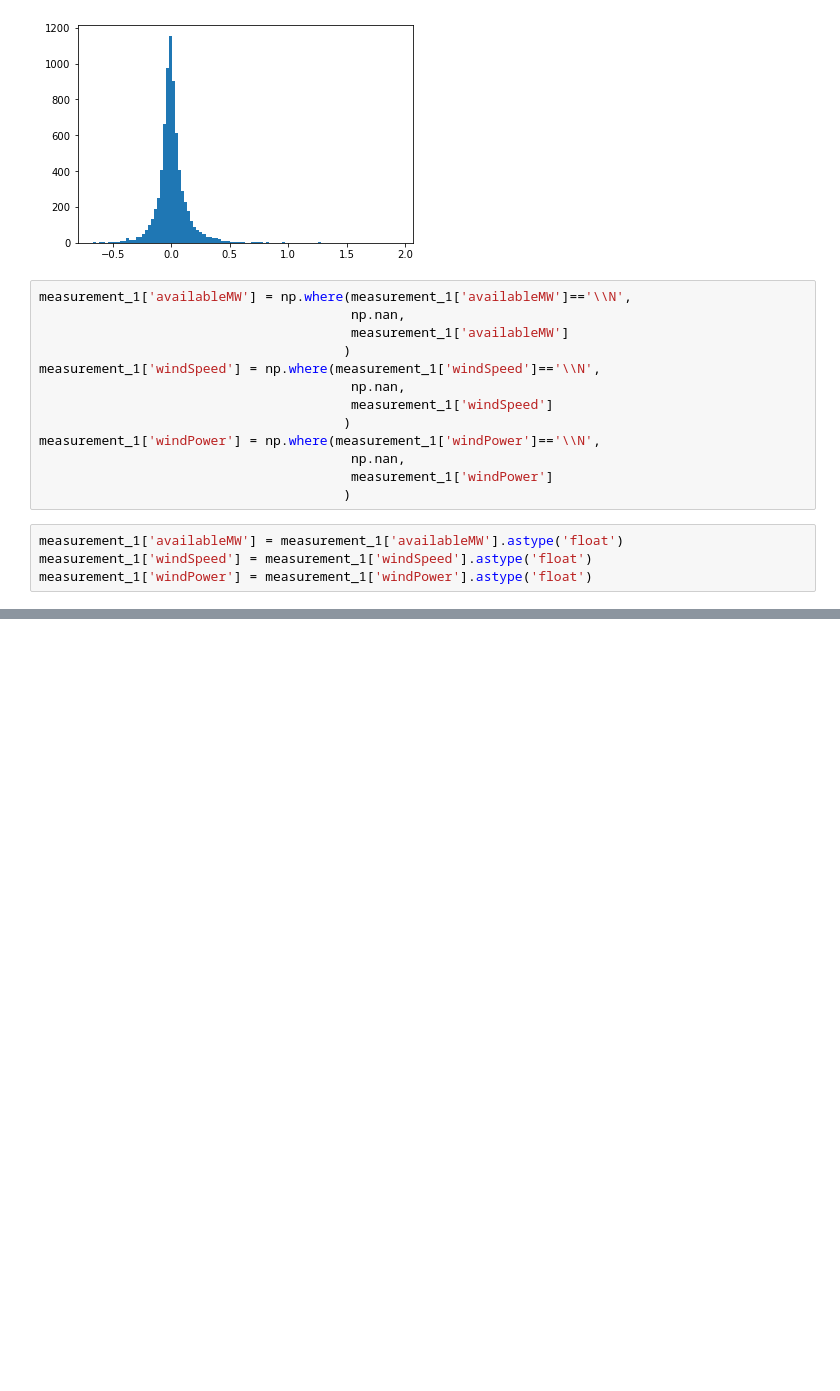
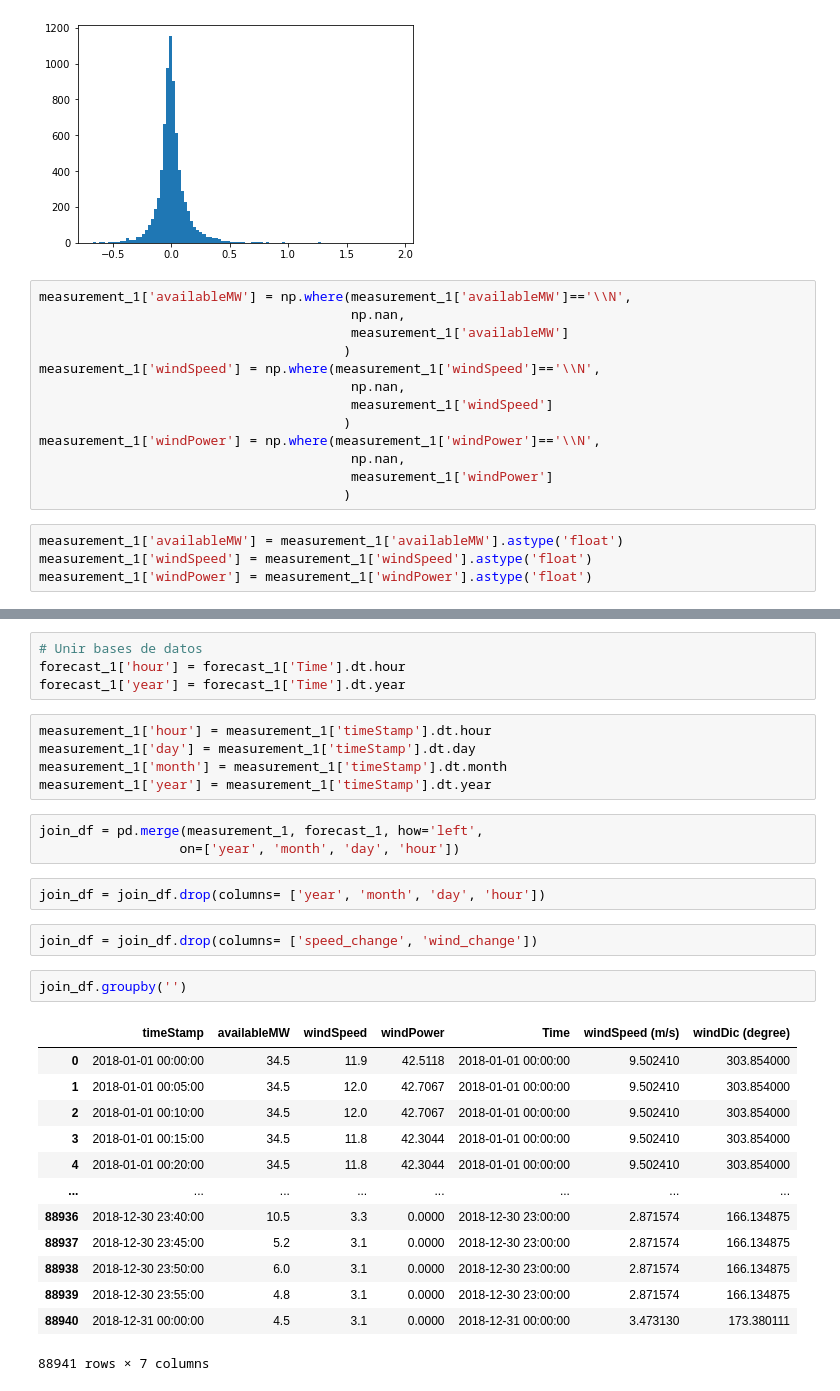
Before and after one commit to luis13d/Wind-energy, a Jupyter notebook: scripts/EDA.ipynb, the cells around one changed output, grey strips where cells are left out. Saved outputs shown, nothing was run; the diff lists cells and outputs as text; blank space fills up the shorter version.

Commit message:
Join df

```diff
--- a/scripts/EDA.ipynb
+++ b/scripts/EDA.ipynb
@@ -199,0 +184,32 @@ measurement_1.
+# %%
+# Unir bases de datos
+forecast_1['hour'] = forecast_1['Time'].dt.hour
+forecast_1['year'] = forecast_1['Time'].dt.year
+# %%
+measurement_1['hour'] = measurement_1['timeStamp'].dt.hour
+measurement_1['day'] = measurement_1['timeStamp'].dt.day
+measurement_1['month'] = measurement_1['timeStamp'].dt.month
+measurement_1['year'] = measurement_1['timeStamp'].dt.year
+# %%
+join_df = pd.merge(measurement_1, forecast_1, how='left',
+                  on=['year', 'month', 'day', 'hour'])
+# %%
+join_df = join_df.drop(columns= ['year', 'month', 'day', 'hour'])
+# %%
+join_df = join_df.drop(columns= ['speed_change', 'wind_change'])
+# %%
+join_df.groupby('')
+# %% [output]
+|  | timeStamp | availableMW | windSpeed | windPower | Time | windSpeed (m/s) | windDic (degree) |
+| 0 | 2018-01-01 00:00:00 | 34.5 | 11.9 | 42.5118 | 2018-01-01 00:00:00 | 9.502410 | 303.854000 |
+| 1 | 2018-01-01 00:05:00 | 34.5 | 12.0 | 42.7067 | 2018-01-01 00:00:00 | 9.502410 | 303.854000 |
+| 2 | 2018-01-01 00:10:00 | 34.5 | 12.0 | 42.7067 | 2018-01-01 00:00:00 | 9.502410 | 303.854000 |
+| 3 | 2018-01-01 00:15:00 | 34.5 | 11.8 | 42.3044 | 2018-01-01 00:00:00 | 9.502410 | 303.854000 |
+| 4 | 2018-01-01 00:20:00 | 34.5 | 11.8 | 42.3044 | 2018-01-01 00:00:00 | 9.502410 | 303.854000 |
+| ... | ... | ... | ... | ... | ... | ... | ... |
+| 88936 | 2018-12-30 23:40:00 | 10.5 | 3.3 | 0.0000 | 2018-12-30 23:00:00 | 2.871574 | 166.134875 |
+| 88937 | 2018-12-30 23:45:00 | 5.2 | 3.1 | 0.0000 | 2018-12-30 23:00:00 | 2.871574 | 166.134875 |
+| 88938 | 2018-12-30 23:50:00 | 6.0 | 3.1 | 0.0000 | 2018-12-30 23:00:00 | 2.871574 | 166.134875 |
+| 88939 | 2018-12-30 23:55:00 | 4.8 | 3.1 | 0.0000 | 2018-12-30 23:00:00 | 2.871574 | 166.134875 |
+| 88940 | 2018-12-31 00:00:00 | 4.5 | 3.1 | 0.0000 | 2018-12-31 00:00:00 | 3.473130 | 173.380111 |
+88941 rows × 7 columns
```
Also changed, not shown: parts of 2 cells of this notebook, 2 other files.
